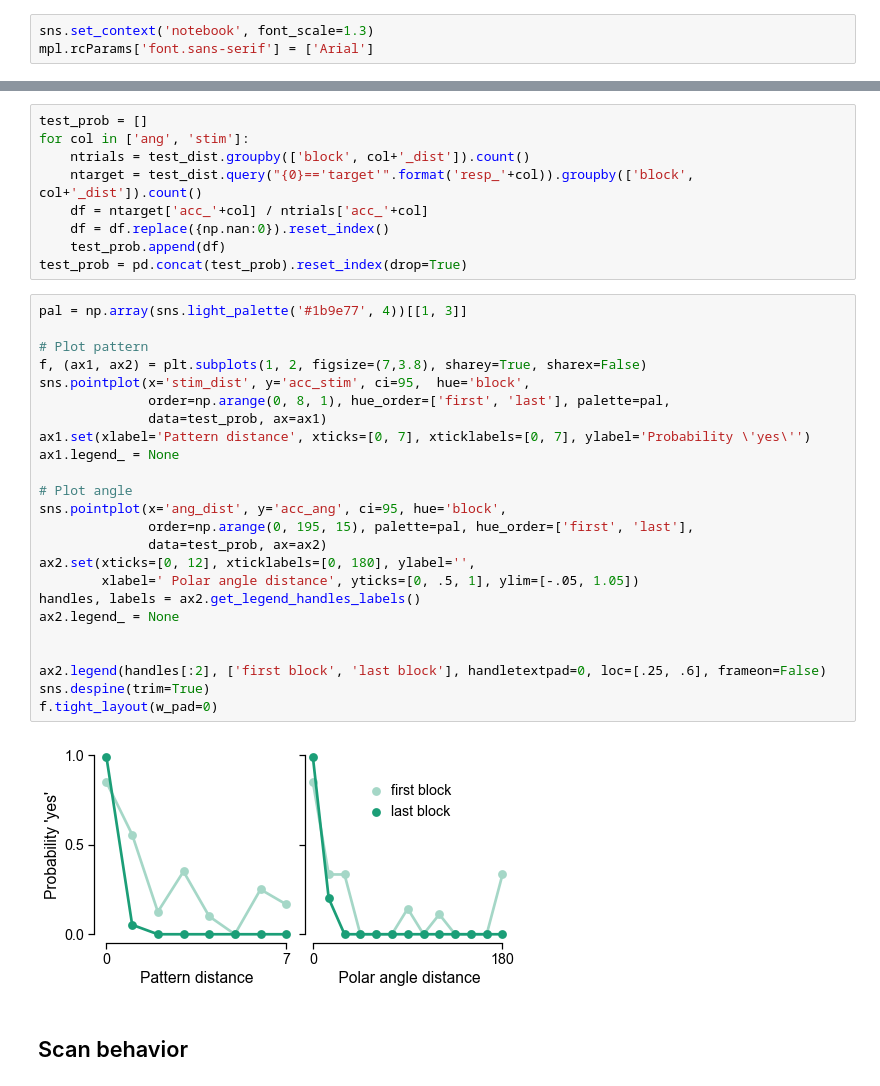
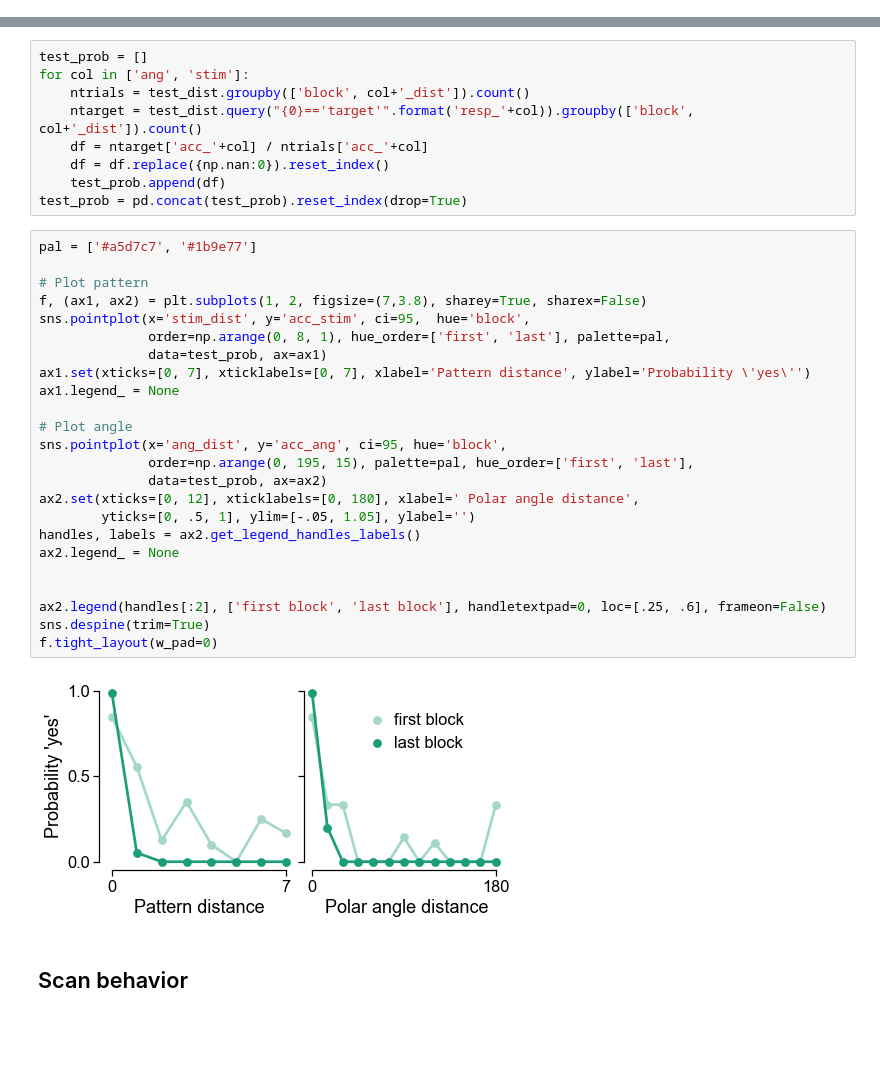
Before and after one commit to sfavila/Favila_NatComm_2022, a Jupyter notebook: figure_notebooks/fig1.ipynb, the cells around one changed output, grey strips where cells are left out. Saved outputs shown, nothing was run; the diff lists cells and outputs as text; blank space fills up the shorter version.

```diff
--- a/figure_notebooks/fig1.ipynb
+++ b/figure_notebooks/fig1.ipynb
@@ -15,3 +11,0 @@ subjects = ['wlsubj004', 'wlsubj007', 'wlsubj023', 'wlsubj045', 'wlsubj061',
-# %%
-sns.set_context('notebook', font_scale=1.3)
-mpl.rcParams['font.sans-serif'] = ['Arial']
@@ -80,31 +80,31 @@ for col in ['ang', 'stim']:
     test_prob.append(df)
 test_prob = pd.concat(test_prob).reset_index(drop=True)
 # %%
-pal = np.array(sns.light_palette('#1b9e77', 4))[[1, 3]]
+pal = ['#a5d7c7', '#1b9e77']
 
 # Plot pattern
 f, (ax1, ax2) = plt.subplots(1, 2, figsize=(7,3.8), sharey=True, sharex=False)
 sns.pointplot(x='stim_dist', y='acc_stim', ci=95,  hue='block',
               order=np.arange(0, 8, 1), hue_order=['first', 'last'], palette=pal,
               data=test_prob, ax=ax1)
-ax1.set(xlabel='Pattern distance', xticks=[0, 7], xticklabels=[0, 7], ylabel='Probability \'yes\'')
+ax1.set(xticks=[0, 7], xticklabels=[0, 7], xlabel='Pattern distance', ylabel='Probability \'yes\'')
 ax1.legend_ = None
 
 # Plot angle
 sns.pointplot(x='ang_dist', y='acc_ang', ci=95, hue='block',
               order=np.arange(0, 195, 15), palette=pal, hue_order=['first', 'last'],
               data=test_prob, ax=ax2)
-ax2.set(xticks=[0, 12], xticklabels=[0, 180], ylabel='',
-        xlabel=' Polar angle distance', yticks=[0, .5, 1], ylim=[-.05, 1.05])
+ax2.set(xticks=[0, 12], xticklabels=[0, 180], xlabel=' Polar angle distance',
+        yticks=[0, .5, 1], ylim=[-.05, 1.05], ylabel='')
 handles, labels = ax2.get_legend_handles_labels()
 ax2.legend_ = None
 
 
 ax2.legend(handles[:2], ['first block', 'last block'], handletextpad=0, loc=[.25, .6], frameon=False)
 sns.despine(trim=True)
 f.tight_layout(w_pad=0)
 # %% [output]
-[figure, old version]
+[figure, new version]
 # %% [markdown]
 ## Scan behavior
 # %% [markdown]
```
Also changed, not shown: parts of 5 cells of this notebook, 10 other files.
